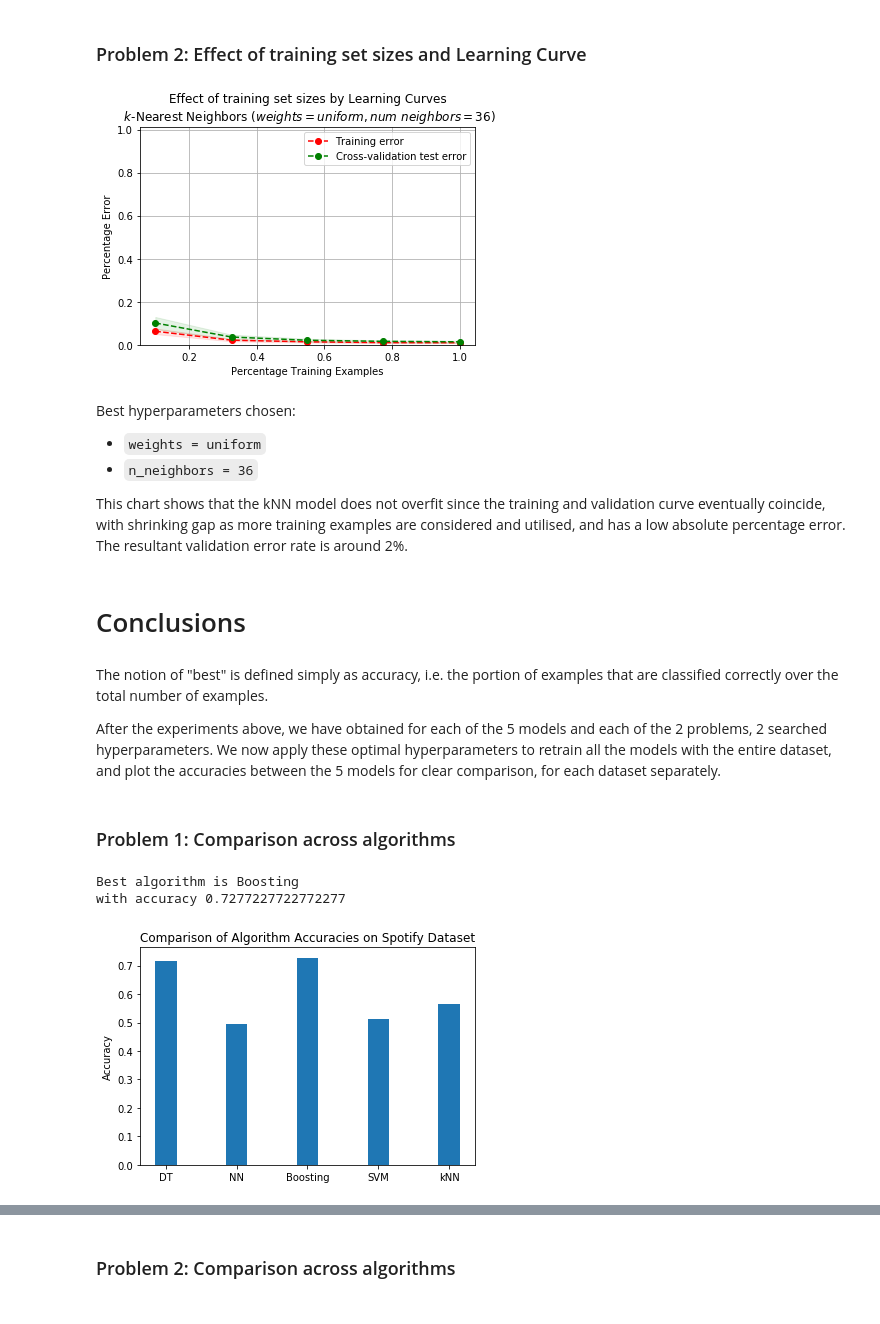
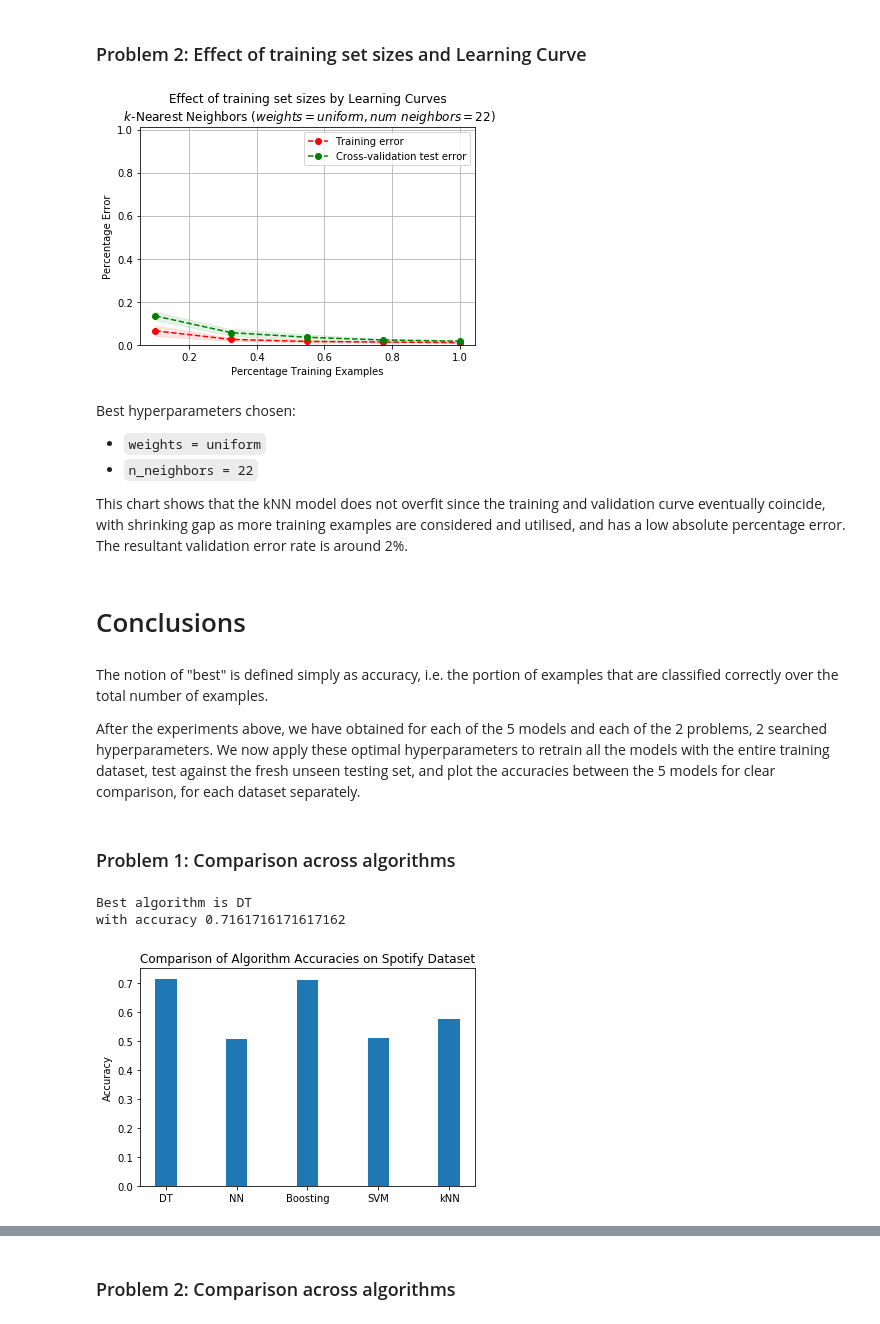
Before and after one commit to bryanchun/CS4641, a Jupyter notebook: assignment1.ipynb, the cells around one changed output, grey strips where cells are left out. Saved outputs shown, nothing was run; the diff lists cells and outputs as text; code cells hidden in the pictures.

```diff
--- a/assignment1.ipynb
+++ b/assignment1.ipynb
@@ -24,6 +24,7 @@ plt.rcParams["figure.figsize"] = (7, 3)
 class Solver:
     def __init__(self):
         self.datasets = [None, None]
+        self.testsets = [None, None]
 solver = Solver()
 # %% [markdown]
 # Classification Problems
@@ -58,7 +59,9 @@ excluded_keys = [y_key, # y-targets
                 ]
 
 X, y = df.drop(columns=excluded_keys), df[y_key]
+X, X_test, y, y_test = train_test_split(X, y, test_size=0.3, random_state=0)
 solver.datasets[0] = (X, y) # attributes and targets
+solver.testsets[0] = (X_test, y_test)
 # attribute_names = list(X.columns)
 
 #""" Ensure: datasets[0] = (X, y) """
@@ -116,7 +119,9 @@ X, y = digits.data, digits.target
 # plt.gray()
 # plt.matshow(digits.images[0])
 
+X, X_test, y, y_test = train_test_split(X, y, test_size=0.3, random_state=0)
 solver.datasets[1] = (X, y)
+solver.testsets[1] = (X_test, y_test)
 
 #""" Ensure: datasets[1] = (X, y) """
 # %%
@@ -803,15 +810,15 @@ This chart shows a very similar pattern as seen in the model complexity curves o
 # %% [markdown]
 ### Problem 2: Effect of training set sizes and Learning Curve
 # %%
-train_knn(weights='uniform', n_neighbors=36, dataset_idx=1)
+train_knn(weights='uniform', n_neighbors=22, dataset_idx=1)
 plt.show()
 # %% [output]
-[figure, old version]
+[figure, new version]
 # %% [markdown]
 Best hyperparameters chosen:
 
 - `weights = uniform`
-- `n_neighbors = 36`
+- `n_neighbors = 22`
 
 This chart shows that the kNN model does not overfit since the training and validation curve eventually coincide, with shrinking gap as more training examples are considered and utilised, and has a low absolute percentage error. The resultant validation error rate is around 2%.
 # %% [markdown]
@@ -819,12 +826,12 @@ This chart shows that the kNN model does not overfit since the training and vali
 # %% [markdown]
 The notion of "best" is defined simply as accuracy, i.e. the portion of examples that are classified correctly over the total number of examples.
 
-After the experiments above, we have obtained for each of the 5 models and each of the 2 problems, 2 searched hyperparameters. We now apply these optimal hyperparameters to retrain all the models with the entire dataset, and plot the accuracies between the 5 models for clear comparison, for each dataset separately.
+After the experiments above, we have obtained for each of the 5 models and each of the 2 problems, 2 searched hyperparameters. We now apply these optimal hyperparameters to retrain all the models with the entire training dataset, test against the fresh unseen testing set, and plot the accuracies between the 5 models for clear comparison, for each dataset separately.
 # %%
 categories = ['DT', 'NN', 'Boosting', 'SVM', 'kNN']
 
 def test_accuracies(estimators, dataset_idx=0):
-    X_train, X_test, y_train, y_test = train_test_split(*solver.datasets[dataset_idx], random_state=0, test_size=0.3)
+    X_train, y_train, X_test, y_test = *solver.datasets[dataset_idx], *solver.testsets[dataset_idx]
     fitted_predicted_estimators = map(lambda estimator: estimator.fit(X_train, y_train).predict(X_test), estimators)
     return list(map(lambda estimator: accuracy_score(y_test, estimator), fitted_predicted_estimators))
 
@@ -843,21 +850,21 @@ def plot_accuracies(accuracies, dataset_name):
 # %%
 # Best hyperparametrised estimators
 estimators = [
     DecisionTreeClassifier(max_depth=20, max_leaf_nodes=23),
-    MLPClassifier(hidden_layer_sizes=np.full((5, ), 100), batch_size=112),
+    MLPClassifier(hidden_layer_sizes=np.full((5, ), 100), batch_size=82),
     AdaBoostClassifier(
-        DecisionTreeClassifier(max_depth=20), learning_rate=1, n_estimators=28
+        DecisionTreeClassifier(max_depth=20), learning_rate=0.01, n_estimators=36
     ),
     SVC(kernel='rbf', C=10, degree=4),
-    KNeighborsClassifier(weights='uniform', n_neighbors=36)
+    KNeighborsClassifier(weights='uniform', n_neighbors=22)
 ]
 
 accuracies = test_accuracies(estimators=estimators, dataset_idx=0)
 print(f"Best algorithm is {categories[np.argmax(accuracies)]}\nwith accuracy {accuracies[np.argmax(accuracies)]}")
 plot_accuracies(accuracies=accuracies, dataset_name='Spotify Dataset')
 plt.show()
 # %% [output]
-Best algorithm is Boosting
-with accuracy 0.7277227722772277
+Best algorithm is DT
+with accuracy 0.7161716171617162
-[figure, old version]
+[figure, new version]
 # %% [markdown]
```
Also changed, not shown: parts of 39 cells of this notebook.
